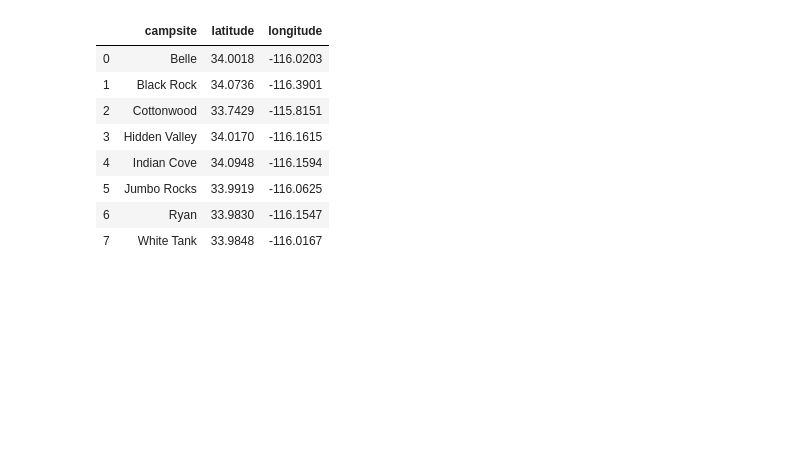
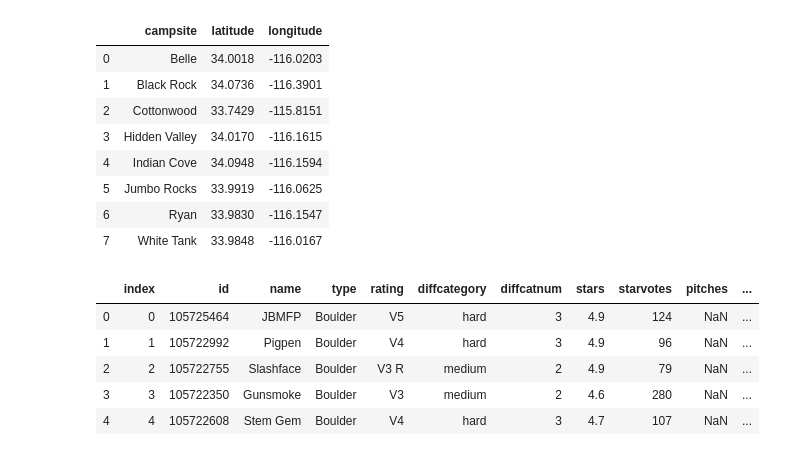
Before and after one commit to nrgriffin/Insight, a Jupyter notebook: DB Scan.ipynb, the cells around one changed output. Saved outputs shown, nothing was run; the diff lists cells and outputs as text; code cells hidden in the pictures; blank space fills up the shorter version.

```diff
--- a/DB Scan.ipynb
+++ b/DB Scan.ipynb
@@ -248,3 +233,12 @@ campsites
 | 5 | Jumbo Rocks | 33.9919 | -116.0625 |
 | 6 | Ryan | 33.9830 | -116.1547 |
 | 7 | White Tank | 33.9848 | -116.0167 |
+# %%
+data.head()
+# %% [output]
+|  | index | id | name | type | rating | diffcategory | diffcatnum | stars | starvotes | pitches | ... |
+| 0 | 0 | 105725464 | JBMFP | Boulder | V5 | hard | 3 | 4.9 | 124 | NaN | ... |
+| 1 | 1 | 105722992 | Pigpen | Boulder | V4 | hard | 3 | 4.9 | 96 | NaN | ... |
+| 2 | 2 | 105722755 | Slashface | Boulder | V3 R | medium | 2 | 4.9 | 79 | NaN | ... |
+| 3 | 3 | 105722350 | Gunsmoke | Boulder | V3 | medium | 2 | 4.6 | 280 | NaN | ... |
+| 4 | 4 | 105722608 | Stem Gem | Boulder | V4 | hard | 3 | 4.7 | 107 | NaN | ... |
```
Also changed, not shown: parts of 3 cells of this notebook, 3 other files.
